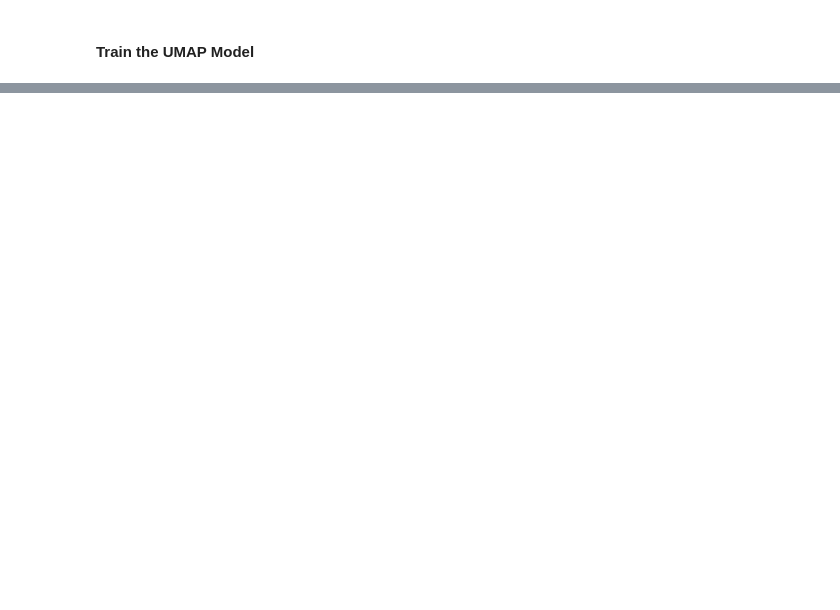
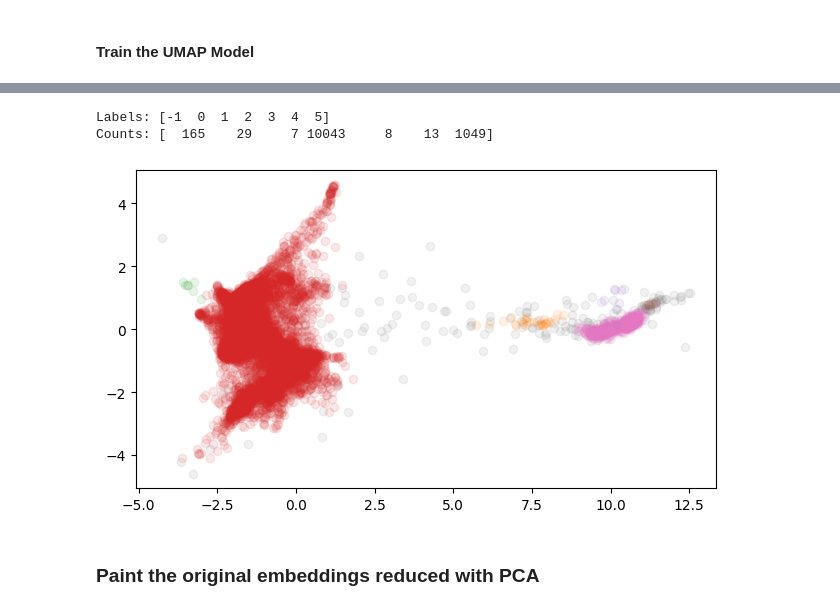
Before and after one commit to CayJoBla/ReducedEncoders, a Jupyter notebook: parametric_umap.ipynb, the cells around one changed output, grey strips where cells are left out. Saved outputs shown, nothing was run; the diff lists cells and outputs as text; code cells hidden in the pictures; blank space fills up the shorter version.

Commit message:
Evaluate clustering on semi-trained ParametricUMAP model

```diff
--- a/parametric_umap.ipynb
+++ b/parametric_umap.ipynb
@@ -126,0 +104,40 @@ After some testing, I can get the `umap_pytorch` model to train all the way thro
+# %%
+clusters = clusterer.fit(reduced_embeddings)
+# %%
+import numpy as np
+
+labels, counts = np.unique(clusters.labels_, return_counts=True)
+print("Labels:", labels)
+print("Counts:", counts)
+# %% [output]
+Labels: [-1  0  1  2  3  4  5]
+Counts: [  165    29     7 10043     8    13  1049]
+# %%
+from matplotlib import pyplot as plt
+import pandas as pd
+
+def visualize_space_2d(embeddings_2d, labels):
+    """Plot the distribution of embedding vectors projected to 2 dimensions using UMAP."""
+    df_emb = pd.DataFrame(embeddings_2d, columns=["X", "Y"])
+    df_emb["label"] = labels
+
+    # Plot
+    num_labels = len(np.unique(labels))
+    colors = ["C0", "C1", "C2", "C3", "C4", "C5", "C6", "C8", "C9"]
+    for i, label in enumerate(np.unique(labels)):
+        color = "C7" if label == -1 else colors[i%len(colors)]
+        df_emb_sub = df_emb.query(f"label == {label}")
+        plt.scatter(df_emb_sub["X"], df_emb_sub["Y"], c=color, alpha=0.1)
+        plt.gca().set_aspect('equal', 'box')
+    plt.tight_layout()
+    plt.show()
+# %%
+from sklearn.decomposition import PCA
+
+embeddings_2d = PCA(n_components=2).fit_transform(reduced_embeddings)
+# %%
+visualize_space_2d(embeddings_2d, clusters.labels_)
+# %% [output]
+[figure, added]
+# %% [markdown]
+### Paint the original embeddings reduced with PCA
```
Also changed, not shown: parts of 13 cells of this notebook, 1 other file.
